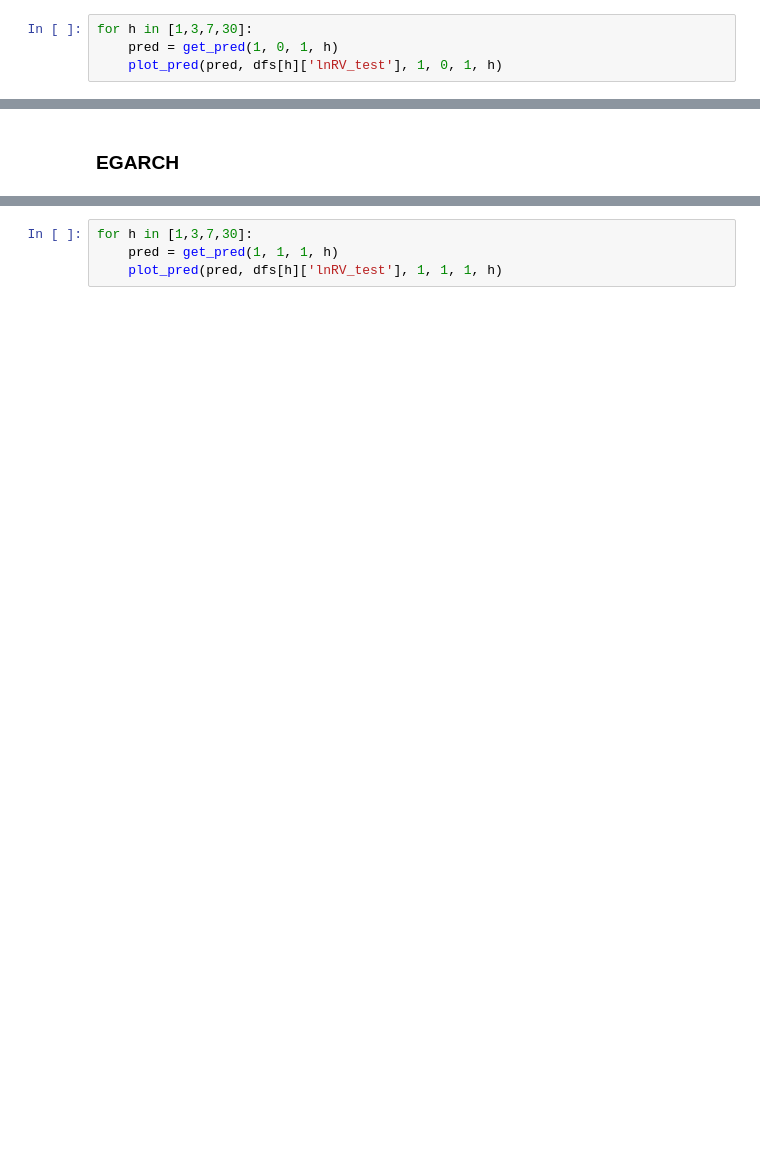
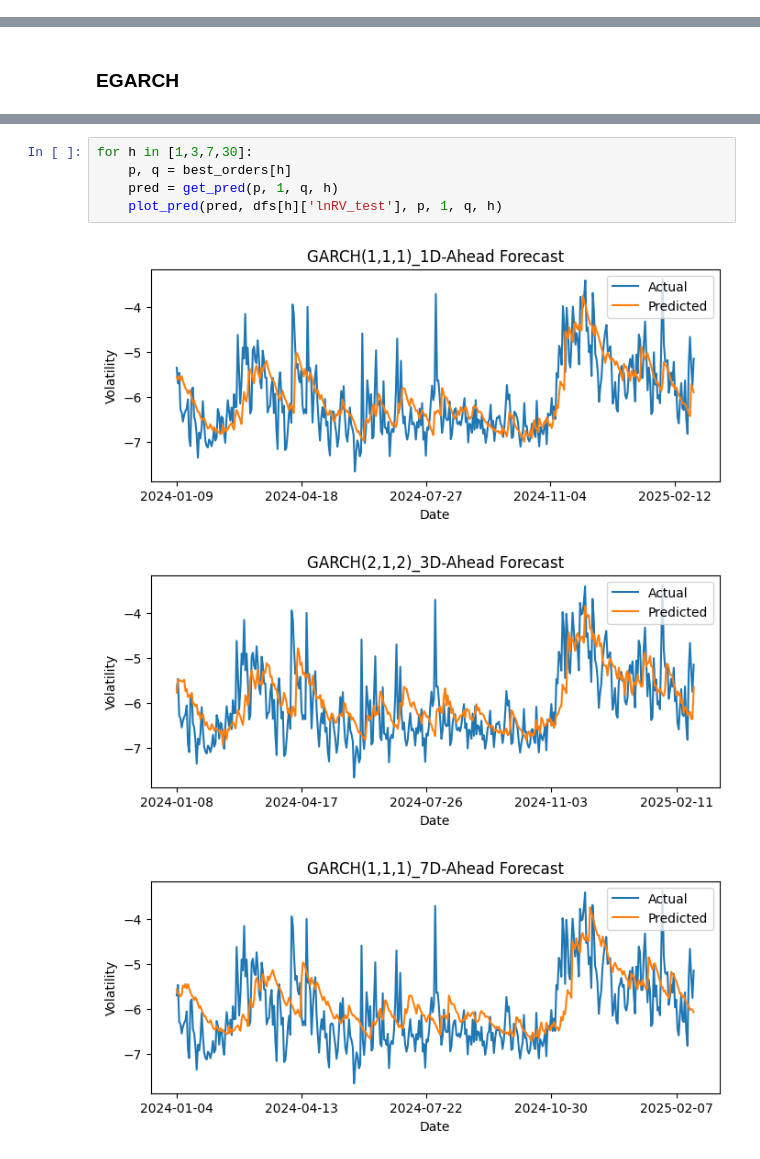
Before and after one commit to kiwi-lemongrass/DSE4101_Individual-Project, a Jupyter notebook: src/GARCH.ipynb, the cells around one changed output, grey strips where cells are left out. Drawn from its saved outputs; the diff is of its cells as text; blank space fills up the shorter version.

```diff
--- a/src/GARCH.ipynb
+++ b/src/GARCH.ipynb
@@ -215,4 +253,0 @@ downside of the GARCH model.
-# %%
-for h in [1,3,7,30]:
-    pred = get_pred(1, 0, 1, h)
-    plot_pred(pred, dfs[h]['lnRV_test'], 1, 0, 1, h)
@@ -228,4 +269,9 @@ for h in [1,3,7,30]:
 # %%
 for h in [1,3,7,30]:
-    pred = get_pred(1, 1, 1, h)
-    plot_pred(pred, dfs[h]['lnRV_test'], 1, 1, 1, h)
+    p, q = best_orders[h]
+    pred = get_pred(p, 1, q, h)
+    plot_pred(pred, dfs[h]['lnRV_test'], p, 1, q, h)
+# %% [output]
+[figure, added]
+[figure, added]
+[figure, added]
```
Also changed, not shown: parts of 31 cells of this notebook, 49 other files.
